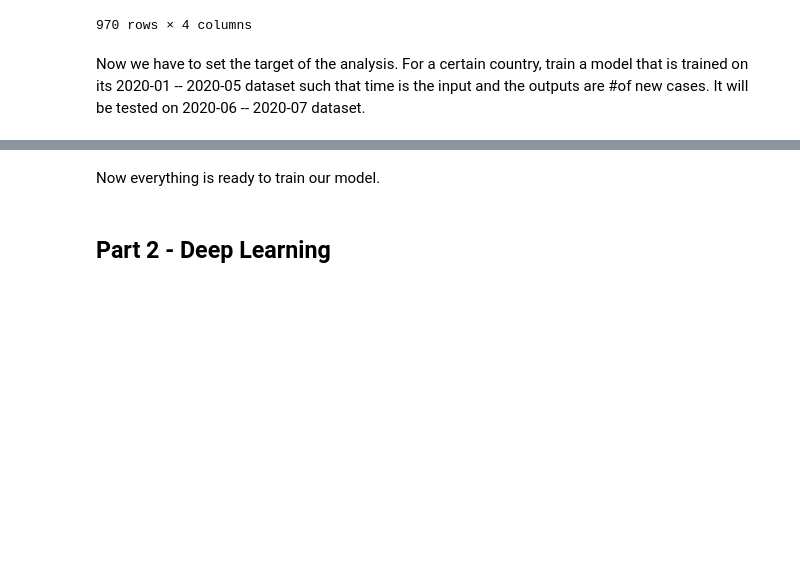
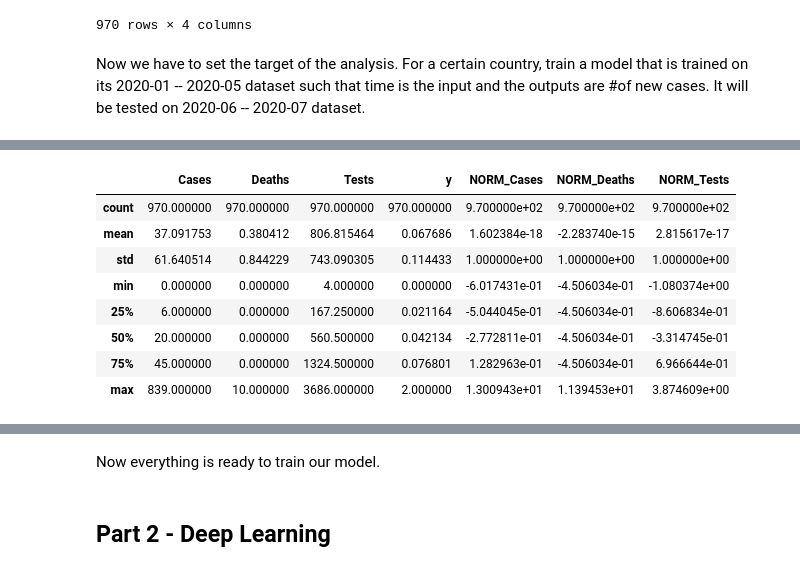
Before and after one commit to eduardburlacu/CERI_HackX, a Jupyter notebook: Covid_Cases_Predictor-main/Covid_Predictor_Main.ipynb, the cells around one changed output, grey strips where cells are left out. Saved outputs shown, nothing was run; the diff lists cells and outputs as text; code cells hidden in the pictures; blank space fills up the shorter version.

```diff
--- a/Covid_Cases_Predictor-main/Covid_Predictor_Main.ipynb
+++ b/Covid_Cases_Predictor-main/Covid_Predictor_Main.ipynb
@@ -112,3 +74,15 @@ df
+# %%
+list_of_df[0][1].describe()
+# %% [output]
+|  | Cases | Deaths | Tests | y | NORM_Cases | NORM_Deaths | NORM_Tests |
+| count | 970.000000 | 970.000000 | 970.000000 | 970.000000 | 9.700000e+02 | 9.700000e+02 | 9.700000e+02 |
+| mean | 37.091753 | 0.380412 | 806.815464 | 0.067686 | 1.602384e-18 | -2.283740e-15 | 2.815617e-17 |
+| std | 61.640514 | 0.844229 | 743.090305 | 0.114433 | 1.000000e+00 | 1.000000e+00 | 1.000000e+00 |
+| min | 0.000000 | 0.000000 | 4.000000 | 0.000000 | -6.017431e-01 | -4.506034e-01 | -1.080374e+00 |
+| 25% | 6.000000 | 0.000000 | 167.250000 | 0.021164 | -5.044045e-01 | -4.506034e-01 | -8.606834e-01 |
+| 50% | 20.000000 | 0.000000 | 560.500000 | 0.042134 | -2.772811e-01 | -4.506034e-01 | -3.314745e-01 |
+| 75% | 45.000000 | 0.000000 | 1324.500000 | 0.076801 | 1.282963e-01 | -4.506034e-01 | 6.966644e-01 |
+| max | 839.000000 | 10.000000 | 3686.000000 | 2.000000 | 1.300943e+01 | 1.139453e+01 | 3.874609e+00 |
 # %%
 import matplotlib.pyplot as plt
 def show_heatmap(data):
```
Also changed, not shown: parts of 5 cells of this notebook.
